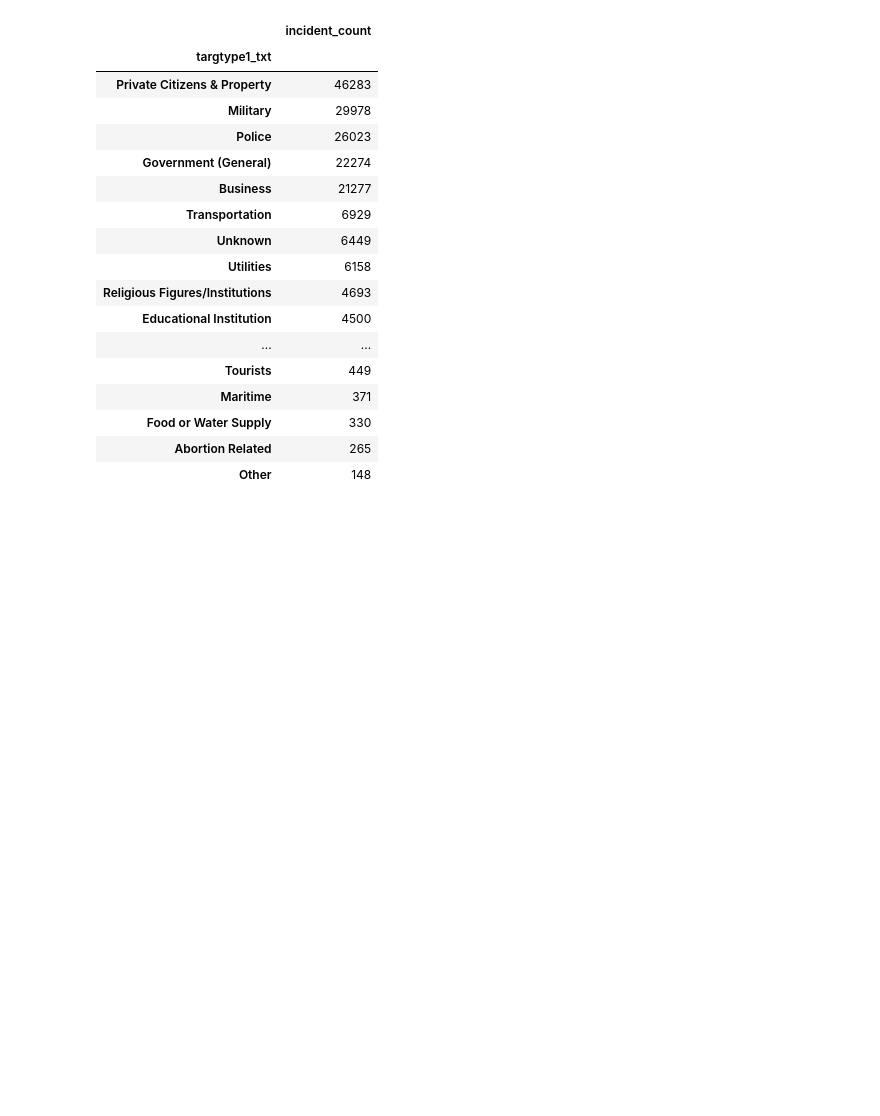
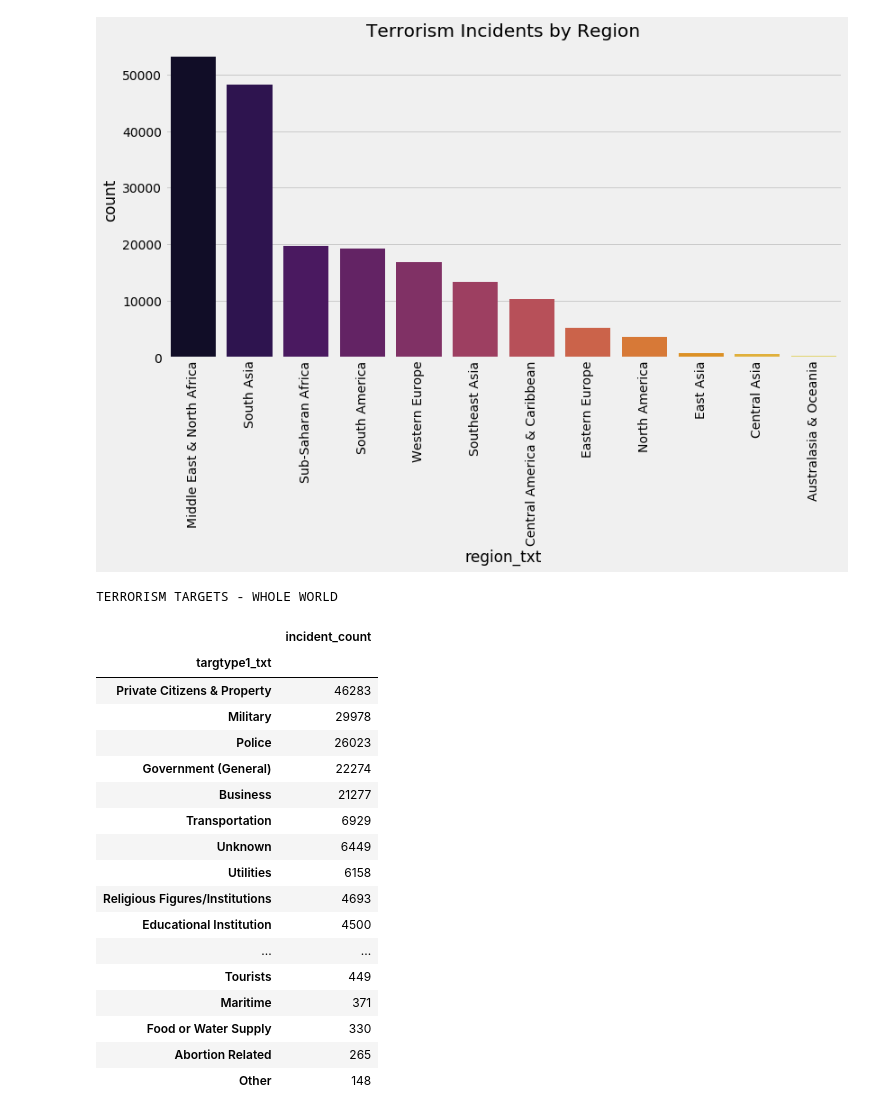
Before and after one commit to alex-hjk/CE4032-DataAnalyticsAndMining-2020, a Jupyter notebook: Vincent/terrorism_eda.ipynb, the cells around one changed output. Cells and saved outputs as stored; diff of their text form; code cells hidden in the pictures; blank space fills up the shorter version.

```diff
--- a/Vincent/terrorism_eda.ipynb
+++ b/Vincent/terrorism_eda.ipynb
@@ -1,5 +1,9 @@
 # %%
 import pandas as pd
+import matplotlib.pyplot as plt
+plt.style.use('fivethirtyeight')
+import seaborn as sns
+
 
 # Full File Import
 # df = pd.read_csv('./terrorism_new.csv',dtype={"approxdate": str})
@@ -51,13 +84,25 @@ sortedCountries
+# %%
+# GRAPH: Identifying which REGIONS have the highest terrorism incidents
+
+plt.subplots(figsize=(12,6))
+sns.countplot('region_txt', data=df, palette ='inferno', order=df['region_txt'].value_counts().index)
+plt.xticks(rotation=90)
+plt.title('Terrorism Incidents by Region')
+plt.show()
+# %% [output]
+[figure, added]
 # %%
-# Identifying the motives behind the incidents, for ALL terrorist groups and ALL world regions
-
+# Incident Targets - ALL terrorist groups and ALL world regions =========================================
 
 target = df.groupby('targtype1_txt').count()
 target = target[['eventid']]
 target.rename(columns = {'eventid' : 'incident_count'}, inplace = True)
 target.sort_values('incident_count', ascending=False, inplace = True)
+print('')
+print('TERRORISM TARGETS - WHOLE WORLD')
 target
 # %% [output]
+TERRORISM TARGETS - WHOLE WORLD
 |  | incident_count |
 | targtype1_txt |  |
 | Private Citizens & Property | 46283 |
```
Also changed, not shown: parts of 19 cells of this notebook, 2 other files.
